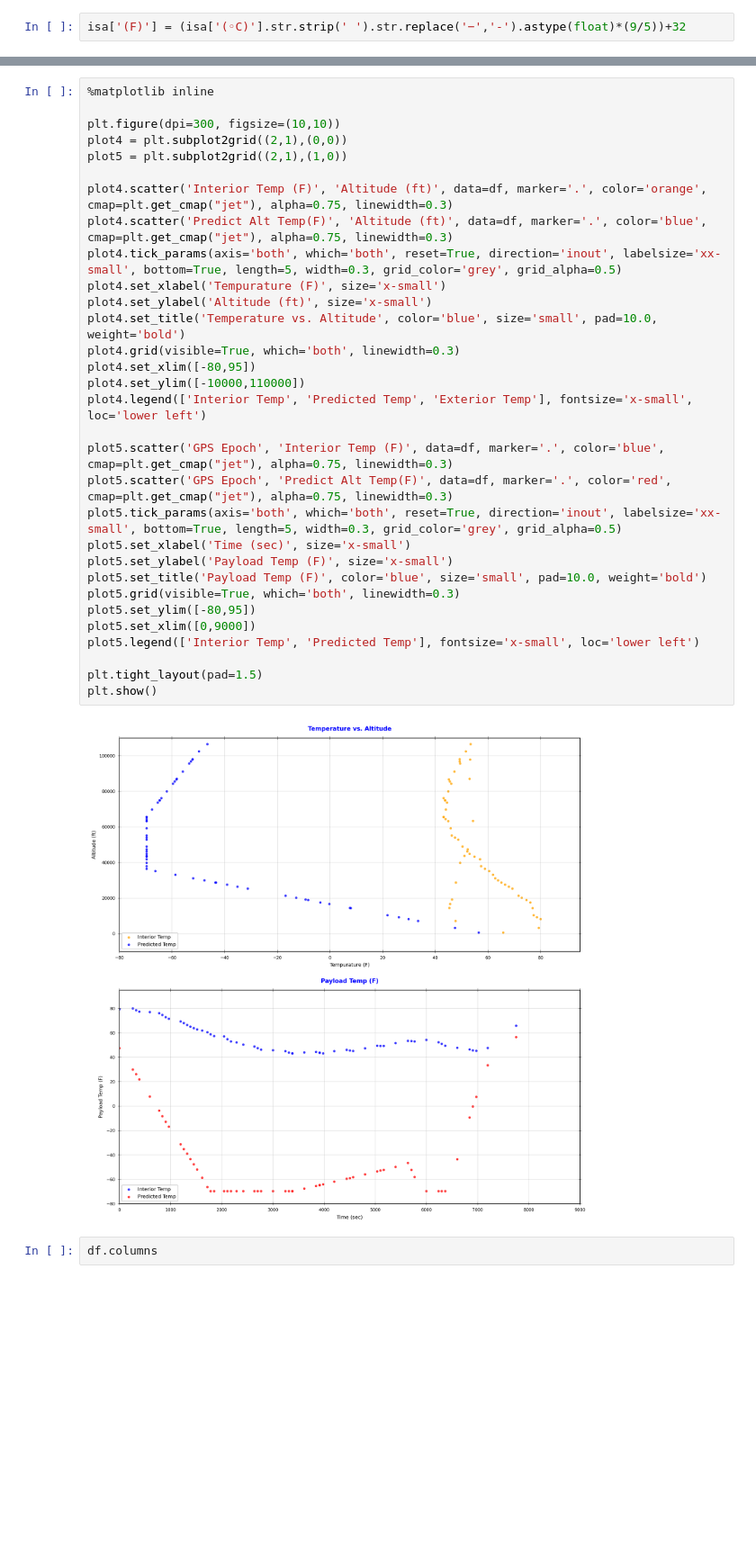
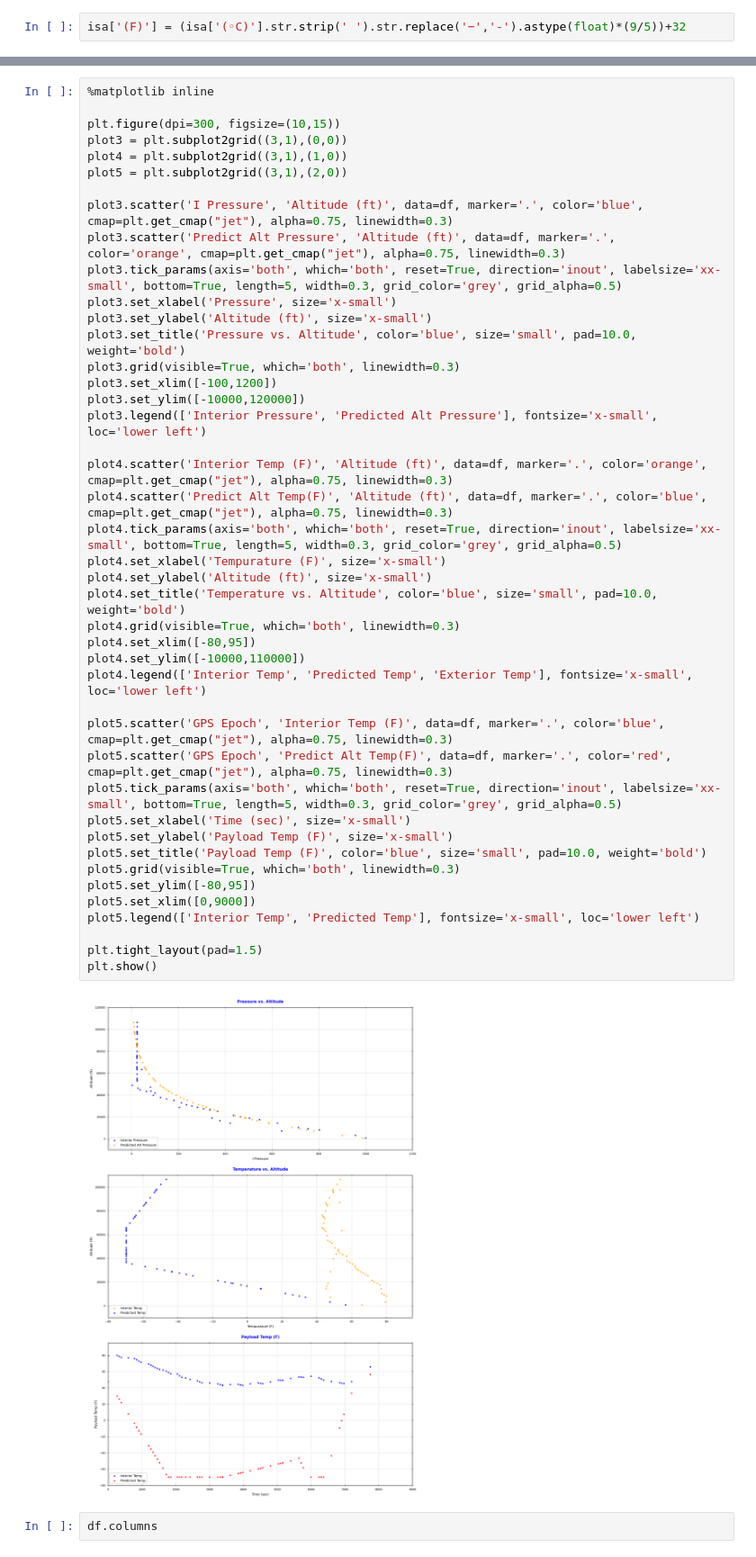
Before and after one commit to StateFarm-STEM/hablogger, a Jupyter notebook: telemetry-analysis/flights/normalwesths-2023-04-21/KB9LNS-13.ipynb, the cells around one changed output, grey strips where cells are left out. Shown at 90% size. Saved outputs shown, nothing was run; the diff lists cells and outputs as text; blank space fills up the shorter version.

```diff
--- a/telemetry-analysis/flights/normalwesths-2023-04-21/KB9LNS-13.ipynb
+++ b/telemetry-analysis/flights/normalwesths-2023-04-21/KB9LNS-13.ipynb
@@ -338,36 +351,48 @@ plt.show()
 # %%
 %matplotlib inline
 
-plt.figure(dpi=300, figsize=(10,10))
-plot4 = plt.subplot2grid((2,1),(0,0))
-plot5 = plt.subplot2grid((2,1),(1,0))
+plt.figure(dpi=300, figsize=(10,15))
+plot3 = plt.subplot2grid((3,1),(0,0))
+plot4 = plt.subplot2grid((3,1),(1,0))
+plot5 = plt.subplot2grid((3,1),(2,0))
+
+plot3.scatter('I Pressure', 'Altitude (ft)', data=df, marker='.', color='blue', cmap=plt.get_cmap("jet"), alpha=0.75, linewidth=0.3)
+plot3.scatter('Predict Alt Pressure', 'Altitude (ft)', data=df, marker='.', color='orange', cmap=plt.get_cmap("jet"), alpha=0.75, linewidth=0.3)
+plot3.tick_params(axis='both', which='both', reset=True, direction='inout', labelsize='xx-small', bottom=True, length=5, width=0.3, grid_color='grey', grid_alpha=0.5)
+plot3.set_xlabel('Pressure', size='x-small')
+plot3.set_ylabel('Altitude (ft)', size='x-small')
+plot3.set_title('Pressure vs. Altitude', color='blue', size='small', pad=10.0, weight='bold')
+plot3.grid(visible=True, which='both', linewidth=0.3)
+plot3.set_xlim([-100,1200])
+plot3.set_ylim([-10000,120000])
+plot3.legend(['Interior Pressure', 'Predicted Alt Pressure'], fontsize='x-small', loc='lower left')
 
 plot4.scatter('Interior Temp (F)', 'Altitude (ft)', data=df, marker='.', color='orange', cmap=plt.get_cmap("jet"), alpha=0.75, linewidth=0.3)
 plot4.scatter('Predict Alt Temp(F)', 'Altitude (ft)', data=df, marker='.', color='blue', cmap=plt.get_cmap("jet"), alpha=0.75, linewidth=0.3)
 plot4.tick_params(axis='both', which='both', reset=True, direction='inout', labelsize='xx-small', bottom=True, length=5, width=0.3, grid_color='grey', grid_alpha=0.5)
 plot4.set_xlabel('Tempurature (F)', size='x-small')
 plot4.set_ylabel('Altitude (ft)', size='x-small')
 plot4.set_title('Temperature vs. Altitude', color='blue', size='small', pad=10.0, weight='bold')
 plot4.grid(visible=True, which='both', linewidth=0.3)
 plot4.set_xlim([-80,95])
 plot4.set_ylim([-10000,110000])
 plot4.legend(['Interior Temp', 'Predicted Temp', 'Exterior Temp'], fontsize='x-small', loc='lower left')
 
 plot5.scatter('GPS Epoch', 'Interior Temp (F)', data=df, marker='.', color='blue', cmap=plt.get_cmap("jet"), alpha=0.75, linewidth=0.3)
 plot5.scatter('GPS Epoch', 'Predict Alt Temp(F)', data=df, marker='.', color='red', cmap=plt.get_cmap("jet"), alpha=0.75, linewidth=0.3)
 plot5.tick_params(axis='both', which='both', reset=True, direction='inout', labelsize='xx-small', bottom=True, length=5, width=0.3, grid_color='grey', grid_alpha=0.5)
 plot5.set_xlabel('Time (sec)', size='x-small')
 plot5.set_ylabel('Payload Temp (F)', size='x-small')
 plot5.set_title('Payload Temp (F)', color='blue', size='small', pad=10.0, weight='bold')
 plot5.grid(visible=True, which='both', linewidth=0.3)
 plot5.set_ylim([-80,95])
 plot5.set_xlim([0,9000])
 plot5.legend(['Interior Temp', 'Predicted Temp'], fontsize='x-small', loc='lower left')
 
 plt.tight_layout(pad=1.5)
 plt.show()
 # %% [output]
-[figure, old version]
+[figure, new version]
 # %%
 df.columns
 # %% [output]
```
Also changed, not shown: parts of 5 cells of this notebook.
